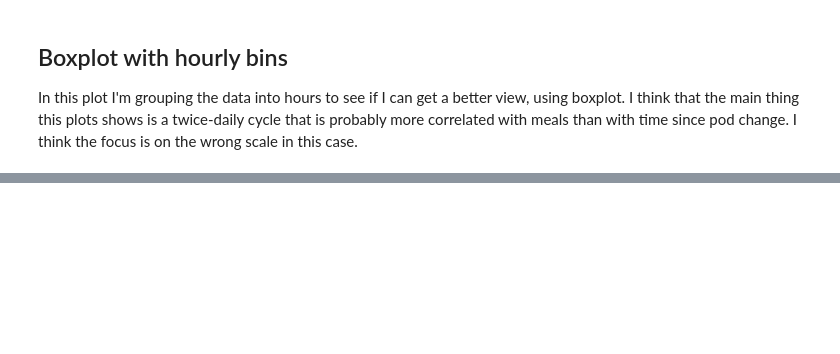
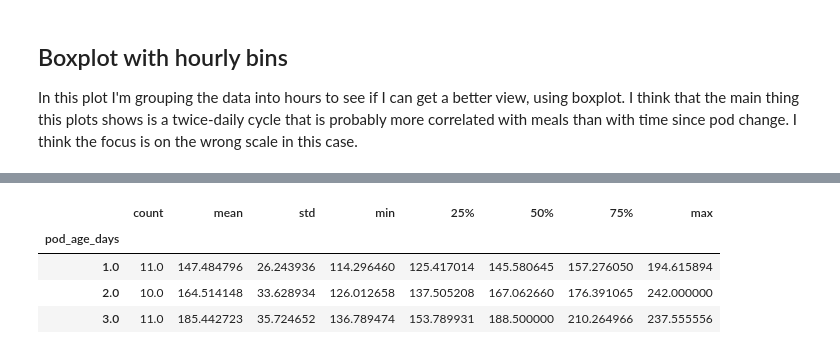
Before and after one commit to michellejw/mdb_explore, a Jupyter notebook: notebooks/df_explore_part06.ipynb, the cells around one changed output, grey strips where cells are left out. Cells and saved outputs as stored; diff of their text form; code cells hidden in the pictures; blank space fills up the shorter version.

```diff
--- a/notebooks/df_explore_part06.ipynb
+++ b/notebooks/df_explore_part06.ipynb
@@ -66,7 +73,7 @@ pod_change_times = [x["time"] for xdex, x in df_devicestatus.iterrows()
 pod_times_unix = pd.Series(pod_change_times).view('int64').sort_values()
 # %%
 # Set up my start/end dates and start/end times
-date_start = '2023-10-20'
+date_start = '2023-10-06'
 date_end = '2023-11-06'
 
 # start and end time in hours/time of day
@@ -153,0 +167,13 @@ boxplot
+# %%
+hvplot.output(backend='bokeh')
+
+pod_age_days = np.ceil(df_sub.groupby(["date"])[["pod_age_hours_corr"]].median()/24)
+daily_bg = df_sub.groupby(["date"])[["sgv"]].mean()
+
+df_daily = pd.DataFrame(data=daily_bg)
+df_daily["pod_age_days"] = pod_age_days
+df_daily.sort_values(by="pod_age_days", inplace=True)
+
+boxplot = df_daily.hvplot.box(y='sgv', by='pod_age_days', height=400, width=900, legend=False,
+                           ylabel="Blood glucose (mg/dL)", xlabel="Pod age (days)").opts(fontscale=1.5)
+boxplot
@@ -153,0 +182,8 @@ boxplot
+# %%
+df_daily.groupby(["pod_age_days"])["sgv"].describe()
+# %% [output]
+|  | count | mean | std | min | 25% | 50% | 75% | max |
+| pod_age_days |  |  |  |  |  |  |  |  |
+| 1.0 | 11.0 | 147.484796 | 26.243936 | 114.296460 | 125.417014 | 145.580645 | 157.276050 | 194.615894 |
+| 2.0 | 10.0 | 164.514148 | 33.628934 | 126.012658 | 137.505208 | 167.062660 | 176.391065 | 242.000000 |
+| 3.0 | 11.0 | 185.442723 | 35.724652 | 136.789474 | 153.789931 | 188.500000 | 210.264966 | 237.555556 |
```
Also changed, not shown: parts of 7 cells of this notebook.
